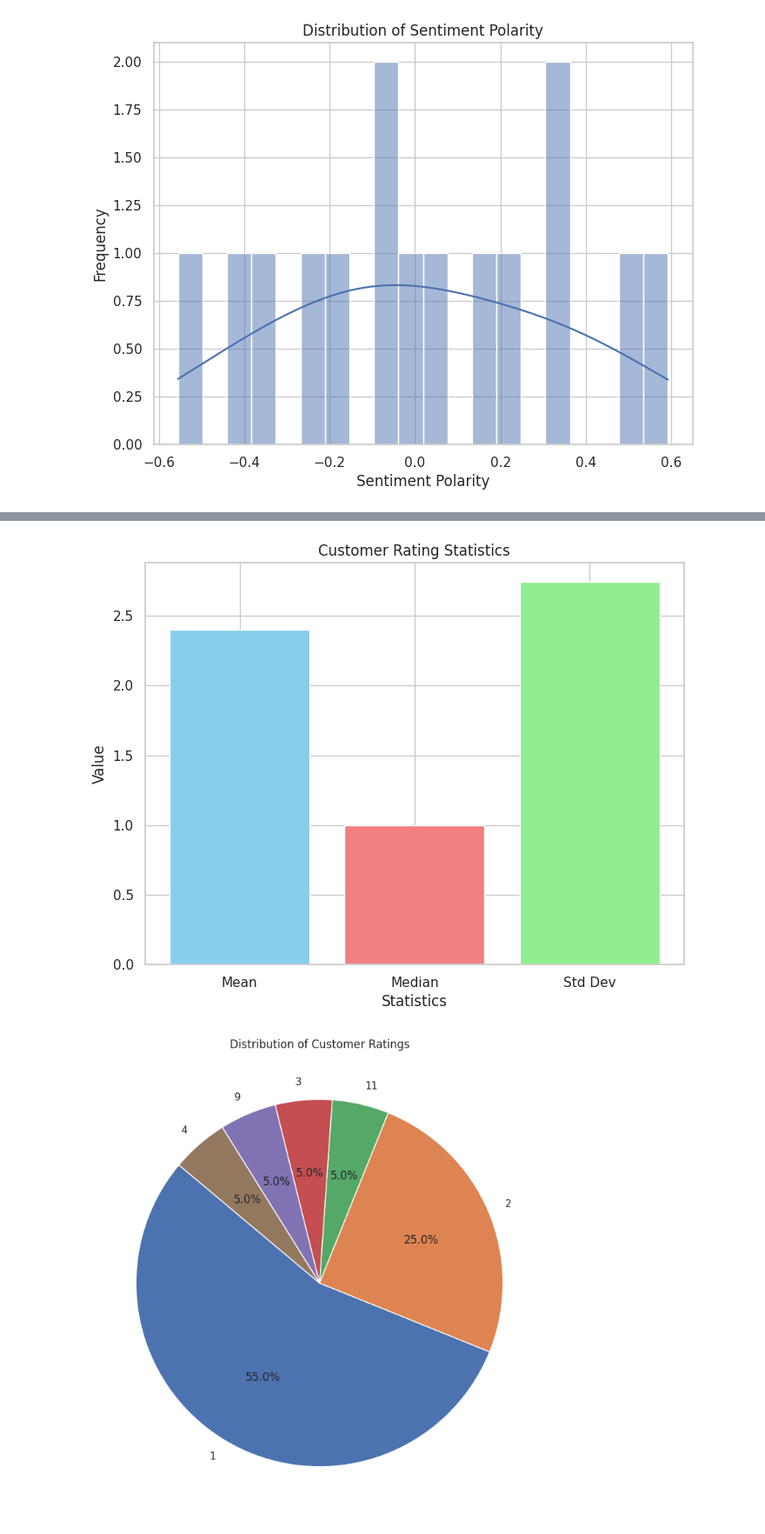
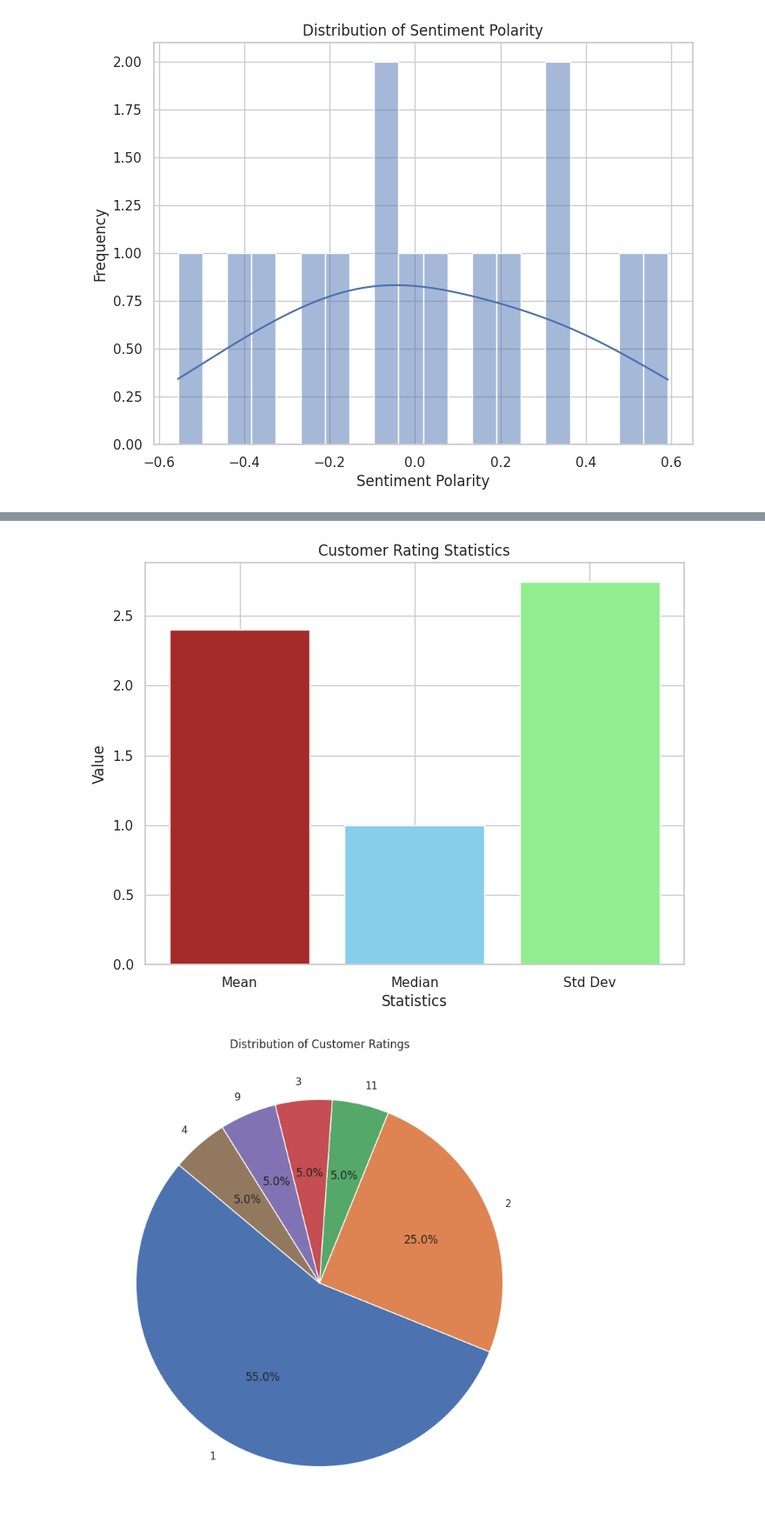
Before and after one commit to SivakamiKrish/Python_prj, a Jupyter notebook: CheeseCake_Factory.ipynb, the cells around one changed output, grey strips where cells are left out. Shown at 87% size. Saved outputs shown, nothing was run; the diff lists cells and outputs as text; code cells hidden in the pictures.

```diff
--- a/CheeseCake_Factory.ipynb
+++ b/CheeseCake_Factory.ipynb
@@ -208,30 +208,30 @@ customer_df.to_csv('customer_df.csv', index=False)
 # %%
 import pandas as pd
 import matplotlib.pyplot as plt
 
 data = pd.DataFrame({
     'Customer Rating': customer_df['Customer Rating'],
 })
 
 data['Customer Rating'] = pd.to_numeric(data['Customer Rating'], errors='coerce')
 
 
 mean_rating = data['Customer Rating'].mean()
 median_rating = data['Customer Rating'].median()
 std_deviation = data['Customer Rating'].std()
 
 # Create a bar plot
 plt.figure(figsize=(8, 6))
 stats_labels = ['Mean', 'Median', 'Std Dev']
 stats_values = [mean_rating, median_rating, std_deviation]
 
-plt.bar(stats_labels, stats_values, color=['skyblue', 'lightcoral', 'lightgreen'])
+plt.bar(stats_labels, stats_values, color=['brown', 'skyblue', 'lightgreen'])
 plt.xlabel('Statistics')
 plt.ylabel('Value')
 plt.title('Customer Rating Statistics')
 plt.show()
 # %% [output]
-[figure, old version]
+[figure, new version]
 # %%
 import pandas as pd
 import matplotlib.pyplot as plt
```
Also changed, not shown: parts of 1 cell of this notebook.
